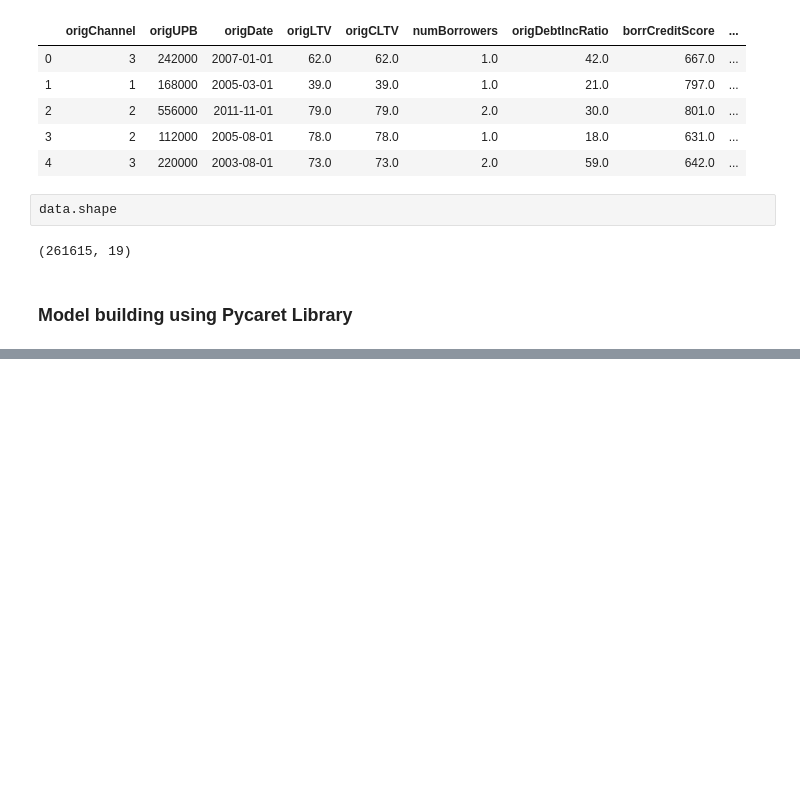
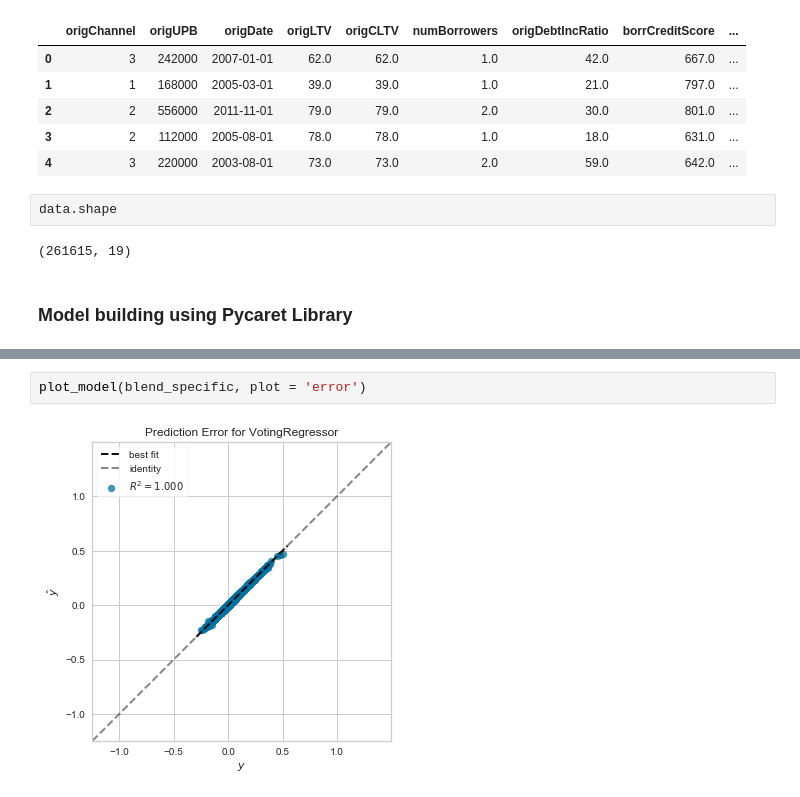
Before and after one commit to bigtoga/Project3, a Jupyter notebook: Justin/firstComplete - Copy.ipynb, the cells around one changed output, grey strips where cells are left out. Cells and saved outputs as stored; diff of their text form; blank space fills up the shorter version.

```diff
--- a/Justin/firstComplete - Copy.ipynb
+++ b/Justin/firstComplete - Copy.ipynb
@@ -270,0 +300,4 @@ plot_model(xgb)
+# %%
+plot_model(blend_specific, plot = 'error')
+# %% [output]
+[figure, added]
```
Also changed, not shown: parts of 15 cells of this notebook, 4 other files.
